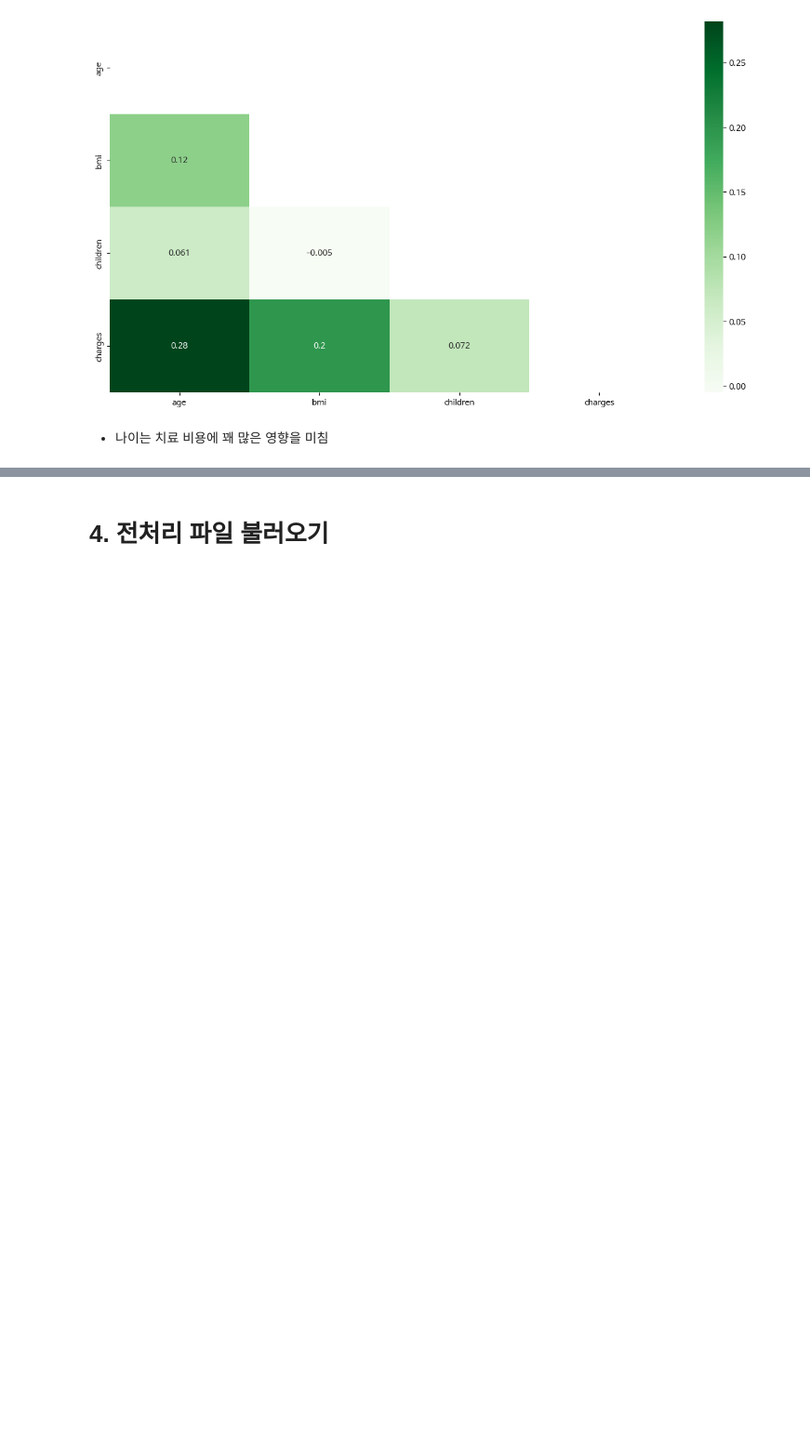
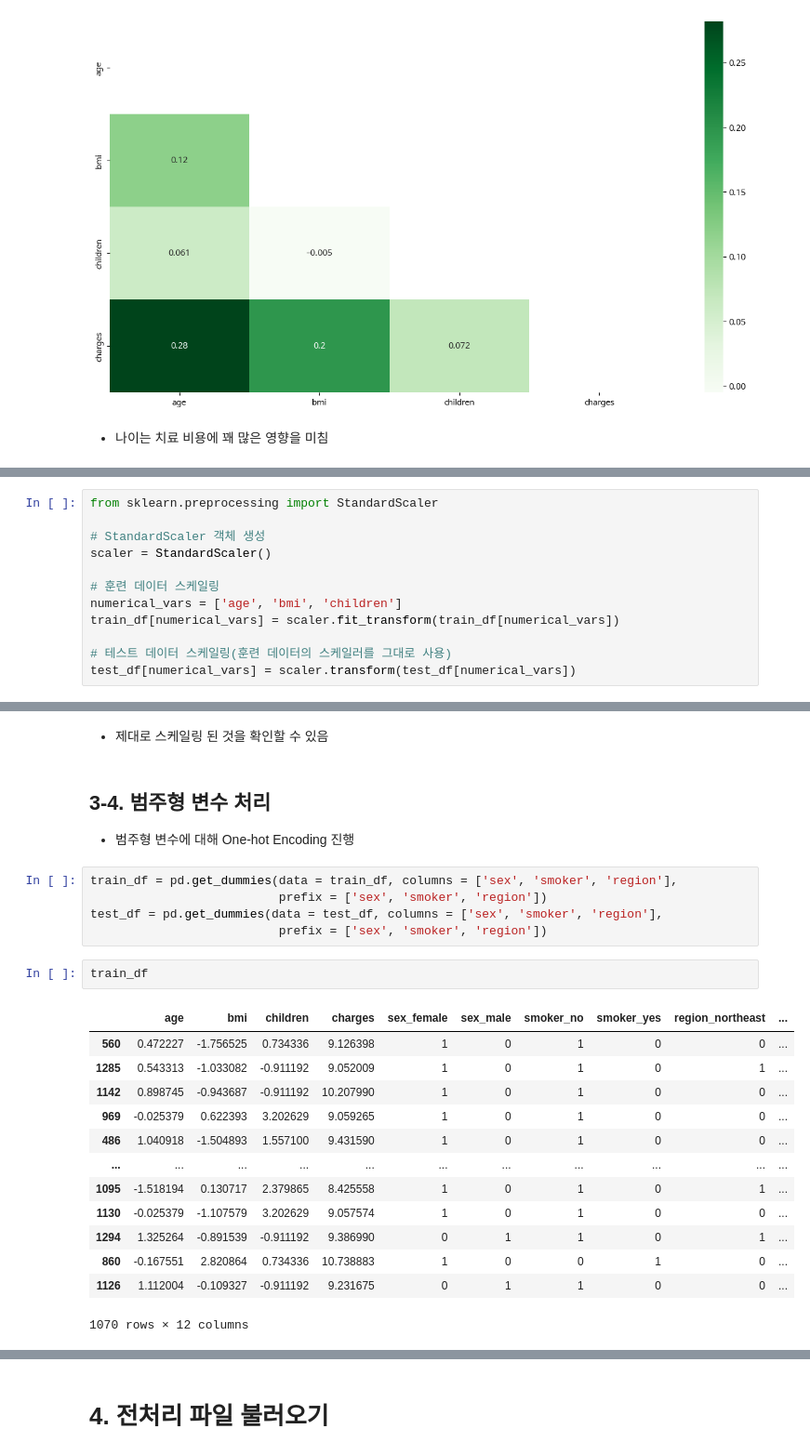
Before and after one commit to chasubeen/ESAA_8TH_OB, a Jupyter notebook: mini_proj(1)/OBProject1_final.ipynb, the cells around one changed output, grey strips where cells are left out. Shown at 93% size. Cells and saved outputs as stored; diff of their text form; blank space fills up the shorter version.

```diff
--- a/mini_proj(1)/OBProject1_final.ipynb
+++ b/mini_proj(1)/OBProject1_final.ipynb
@@ -356,0 +402,12 @@ plt.show()
+# %%
+from sklearn.preprocessing import StandardScaler
+
+# StandardScaler 객체 생성
+scaler = StandardScaler()
+
+# 훈련 데이터 스케일링
+numerical_vars = ['age', 'bmi', 'children']
+train_df[numerical_vars] = scaler.fit_transform(train_df[numerical_vars])
+
+# 테스트 데이터 스케일링(훈련 데이터의 스케일러를 그대로 사용)
+test_df[numerical_vars] = scaler.transform(test_df[numerical_vars])
@@ -356,0 +446,26 @@ plt.show()
+# %% [markdown]
+- 제대로 스케일링 된 것을 확인할 수 있음
+# %% [markdown]
+## **3-4. 범주형 변수 처리**
+- 범주형 변수에 대해 One-hot Encoding 진행
+# %%
+train_df = pd.get_dummies(data = train_df, columns = ['sex', 'smoker', 'region'],
+                          prefix = ['sex', 'smoker', 'region'])
+test_df = pd.get_dummies(data = test_df, columns = ['sex', 'smoker', 'region'],
+                          prefix = ['sex', 'smoker', 'region'])
+# %%
+train_df
+# %% [output]
+|  | age | bmi | children | charges | sex_female | sex_male | smoker_no | smoker_yes | region_northeast | ... |
+| 560 | 0.472227 | -1.756525 | 0.734336 | 9.126398 | 1 | 0 | 1 | 0 | 0 | ... |
+| 1285 | 0.543313 | -1.033082 | -0.911192 | 9.052009 | 1 | 0 | 1 | 0 | 1 | ... |
+| 1142 | 0.898745 | -0.943687 | -0.911192 | 10.207990 | 1 | 0 | 1 | 0 | 0 | ... |
+| 969 | -0.025379 | 0.622393 | 3.202629 | 9.059265 | 1 | 0 | 1 | 0 | 0 | ... |
+| 486 | 1.040918 | -1.504893 | 1.557100 | 9.431590 | 1 | 0 | 1 | 0 | 0 | ... |
+| ... | ... | ... | ... | ... | ... | ... | ... | ... | ... | ... |
+| 1095 | -1.518194 | 0.130717 | 2.379865 | 8.425558 | 1 | 0 | 1 | 0 | 1 | ... |
+| 1130 | -0.025379 | -1.107579 | 3.202629 | 9.057574 | 1 | 0 | 1 | 0 | 0 | ... |
+| 1294 | 1.325264 | -0.891539 | -0.911192 | 9.386990 | 0 | 1 | 1 | 0 | 1 | ... |
+| 860 | -0.167551 | 2.820864 | 0.734336 | 10.738883 | 1 | 0 | 0 | 1 | 0 | ... |
+| 1126 | 1.112004 | -0.109327 | -0.911192 | 9.231675 | 0 | 1 | 1 | 0 | 0 | ... |
+1070 rows × 12 columns
```
Also changed, not shown: parts of 17 cells of this notebook.
